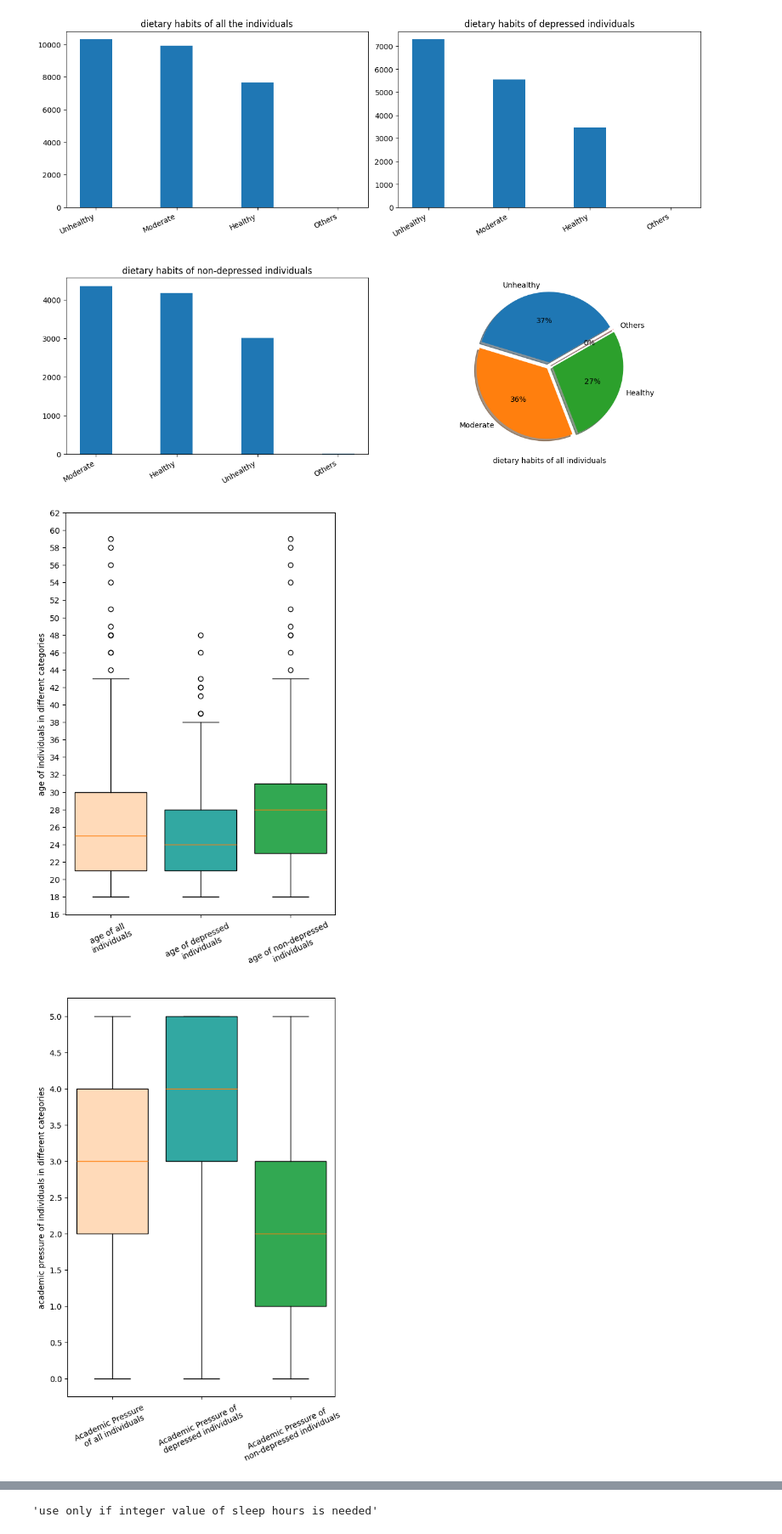
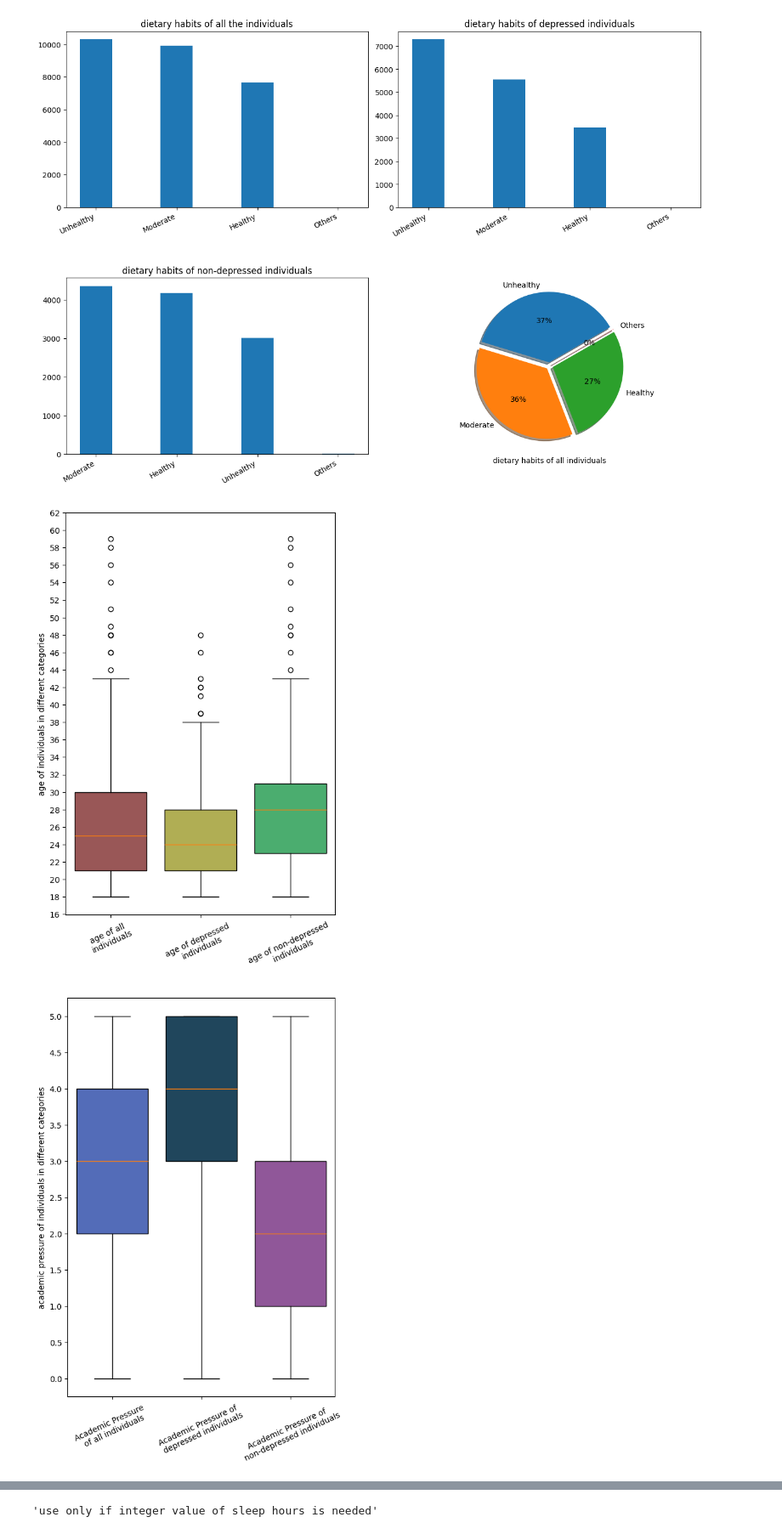
Before and after one commit to gagankumar2488/student_depression_data_analysis, a Jupyter notebook: analysis/analysis_process.ipynb, the cells around one changed output, grey strips where cells are left out. Shown: that part at 85% size. Drawn from its saved outputs; the diff is of its cells as text; code cells hidden in the pictures.

```diff
--- a/analysis/analysis_process.ipynb
+++ b/analysis/analysis_process.ipynb
@@ -140,7 +140,7 @@ plt.show()
 # %%
 labels = ['age of all \nindividuals', 'age of depressed \nindividuals',
            'age of non-depressed\n individuals']
-colors = ['peachpuff', '#32a8a2', '#32a852']
+colors = ['#995757', '#b0ae54', '#4bad6f']
 
 fig, axes = plt.subplots(nrows=1,ncols=1,figsize=(6, 9))
 axes.set_ylabel('age of individuals in different categories')
@@ -157,29 +157,29 @@ axes.set_yticklabels(range(16,64,2))
 
 plt.show()
 # %% [output]
-[figure, old version]
+[figure, new version]
 # %%
 labels = ['Academic Pressure \nof all individuals', 'Academic Pressure of \ndepressed individuals',
            'Academic Pressure of \nnon-depressed individuals']
-colors = ['peachpuff', '#32a8a2', '#32a852']
+colors = ['#536cb8', '#20465c', '#905799']
 
 fig, axes = plt.subplots(nrows=1,ncols=1,figsize=(6, 9))
 axes.set_ylabel('academic pressure of individuals in different categories')
 
 bplot = axes.boxplot([df['Academic Pressure'],df[df['Depression'] == True]['Academic Pressure'],
                     df[df['Depression'] == False]['Academic Pressure']], widths=0.80,
                    patch_artist=True,  # fill with color
                    tick_labels=labels)  # will be used to label x-ticks
 # fill with colors
 for patch, color in zip(bplot['boxes'], colors):
     patch.set_facecolor(color)
 axes.tick_params(axis='x', labelrotation=25)
 axes.set_yticks(np.arange(0,5.5,0.5))
 axes.set_yticklabels(np.arange(0,5.5,0.5))
 
 plt.show()
 # %% [output]
-[figure, old version]
+[figure, new version]
 # %%
 labels = ['CGPA \nof all individuals', 'CGPA of \ndepressed individuals',
            'CGPA of \nnon-depressed individuals']
```
